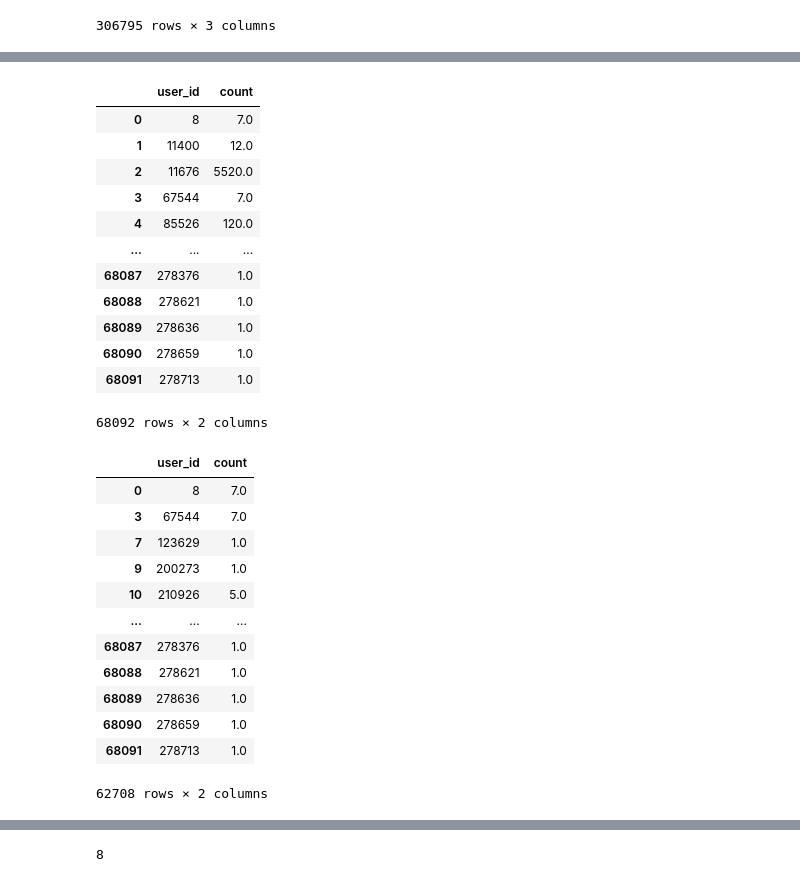
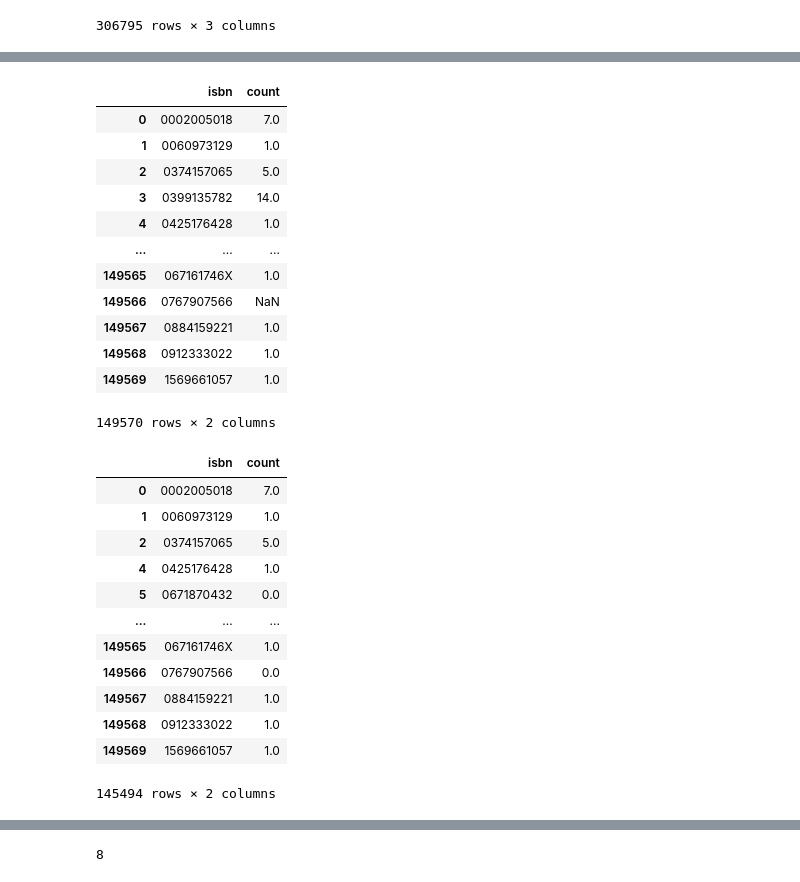
Before and after one commit to boostcampaitech4recsys2/level1_bookratingprediction_recsys-level1-recsys-06, a Jupyter notebook: EDA/BSS_Develop.ipynb, the cells around one changed output, grey strips where cells are left out. Cells and saved outputs as stored; diff of their text form; code cells hidden in the pictures.

```diff
--- a/EDA/BSS_Develop.ipynb
+++ b/EDA/BSS_Develop.ipynb
@@ -26,4 +26,5 @@ predict_df.to_csv('../submit/KSY_Catboost_1.csv',index=False)
 # %%
+books = pd.read_csv('../data/books.csv')
 users = pd.read_csv('../data/users.csv')
 ratings = pd.read_csv('../data/train_ratings.csv')
 test_ratings = pd.read_csv('../data/test_ratings.csv')
@@ -46,7 +54,7 @@ ratings
 # %%
 test_users = test_ratings['user_id'].unique()
 # %%
-df_count = pd.DataFrame(ratings['user_id'].value_counts().reset_index())
-df_count.columns=['user_id','count']
+df_count = pd.DataFrame(ratings['isbn'].value_counts().reset_index())
+df_count.columns=['isbn','count']
 df_count
 # %% [output]
@@ -66,35 +74,35 @@ df_count
 # %%
-df_user_rating = pd.merge(users,df_count,how='left',on='user_id').drop(columns=['location','age'])
-df_user_rating
+df_book_rating = pd.merge(books,df_count,how='left',on='isbn')[['isbn','count']]
+df_book_rating
 # %% [output]
-|  | user_id | count |
-| 0 | 8 | 7.0 |
-| 1 | 11400 | 12.0 |
-| 2 | 11676 | 5520.0 |
-| 3 | 67544 | 7.0 |
-| 4 | 85526 | 120.0 |
+|  | isbn | count |
+| 0 | 0002005018 | 7.0 |
+| 1 | 0060973129 | 1.0 |
+| 2 | 0374157065 | 5.0 |
+| 3 | 0399135782 | 14.0 |
+| 4 | 0425176428 | 1.0 |
 | ... | ... | ... |
-| 68087 | 278376 | 1.0 |
-| 68088 | 278621 | 1.0 |
-| 68089 | 278636 | 1.0 |
-| 68090 | 278659 | 1.0 |
-| 68091 | 278713 | 1.0 |
+| 149565 | 067161746X | 1.0 |
+| 149566 | 0767907566 | NaN |
+| 149567 | 0884159221 | 1.0 |
+| 149568 | 0912333022 | 1.0 |
+| 149569 | 1569661057 | 1.0 |
-68092 rows × 2 columns
+149570 rows × 2 columns
 # %%
-df_user_rating.loc[df_user_rating['count'].isna(),'count'] = 0
-df_user_rating[df_user_rating['count']<10]
+df_book_rating.loc[df_book_rating['count'].isna(),'count'] = 0
+df_book_rating[df_book_rating['count']<10]
 # %% [output]
-|  | user_id | count |
-| 0 | 8 | 7.0 |
-| 3 | 67544 | 7.0 |
-| 7 | 123629 | 1.0 |
-| 9 | 200273 | 1.0 |
-| 10 | 210926 | 5.0 |
+|  | isbn | count |
+| 0 | 0002005018 | 7.0 |
+| 1 | 0060973129 | 1.0 |
+| 2 | 0374157065 | 5.0 |
+| 4 | 0425176428 | 1.0 |
+| 5 | 0671870432 | 0.0 |
 | ... | ... | ... |
-| 68087 | 278376 | 1.0 |
-| 68088 | 278621 | 1.0 |
-| 68089 | 278636 | 1.0 |
-| 68090 | 278659 | 1.0 |
-| 68091 | 278713 | 1.0 |
+| 149565 | 067161746X | 1.0 |
+| 149566 | 0767907566 | 0.0 |
+| 149567 | 0884159221 | 1.0 |
+| 149568 | 0912333022 | 1.0 |
+| 149569 | 1569661057 | 1.0 |
-62708 rows × 2 columns
+145494 rows × 2 columns
 # %%
```
Also changed, not shown: parts of 27 cells of this notebook, 5 other files.
